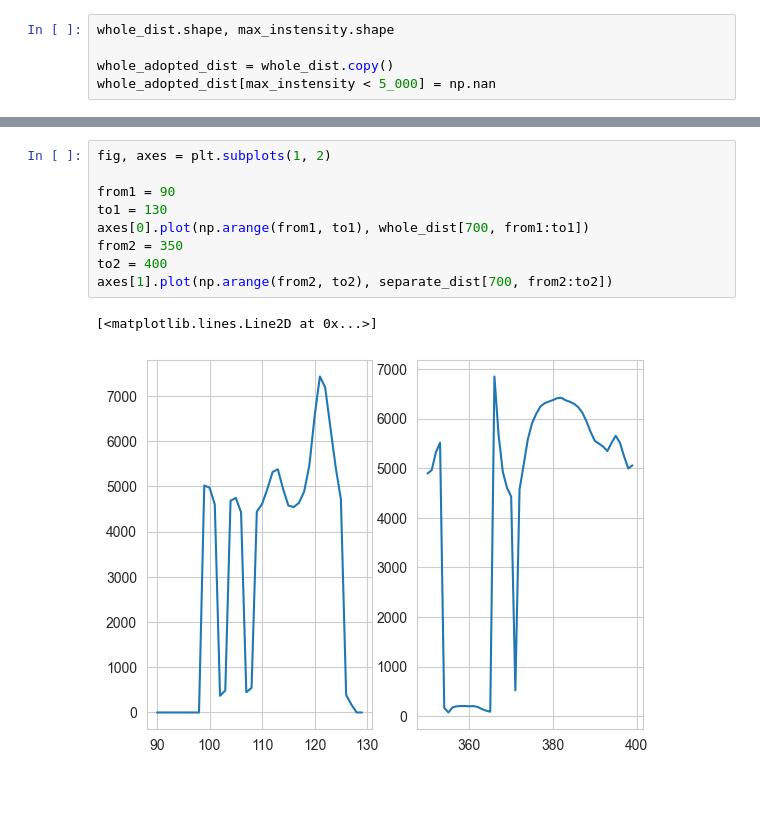
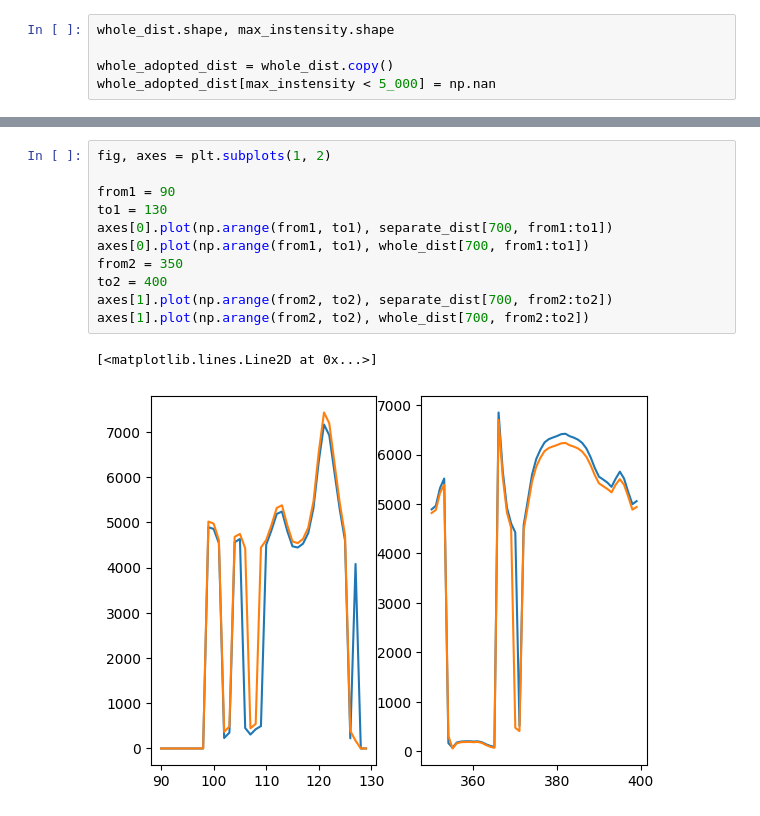
Before and after one commit to ishizawa2468/PlanckThermoEmulator, a Jupyter notebook: notebook/investigate_planck_fit_result.ipynb, the cells around one changed output, grey strips where cells are left out. Cells and saved outputs as stored; diff of their text form.

```diff
--- a/notebook/investigate_planck_fit_result.ipynb
+++ b/notebook/investigate_planck_fit_result.ipynb
@@ -63,15 +65,17 @@ plt.xlim(350, 400)
 # %%
 fig, axes = plt.subplots(1, 2)
 
 from1 = 90
 to1 = 130
+axes[0].plot(np.arange(from1, to1), separate_dist[700, from1:to1])
 axes[0].plot(np.arange(from1, to1), whole_dist[700, from1:to1])
 from2 = 350
 to2 = 400
 axes[1].plot(np.arange(from2, to2), separate_dist[700, from2:to2])
+axes[1].plot(np.arange(from2, to2), whole_dist[700, from2:to2])
 # %% [output]
 [<matplotlib.lines.Line2D at 0x...>]
-[figure, old version]
+[figure, new version]
 # %%
 diff_T = whole_dist-separate_dist
 
```
Also changed, not shown: parts of 16 cells of this notebook, 5 other files.
